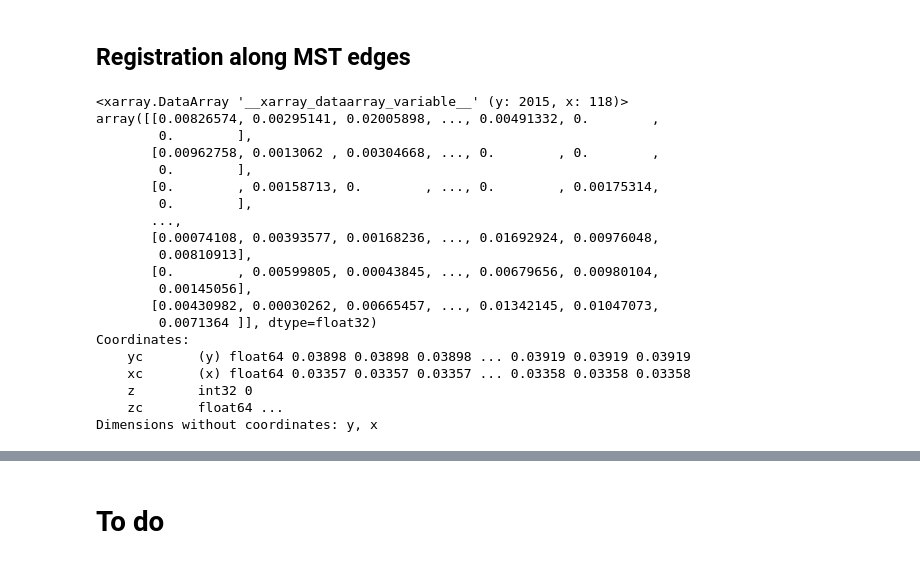
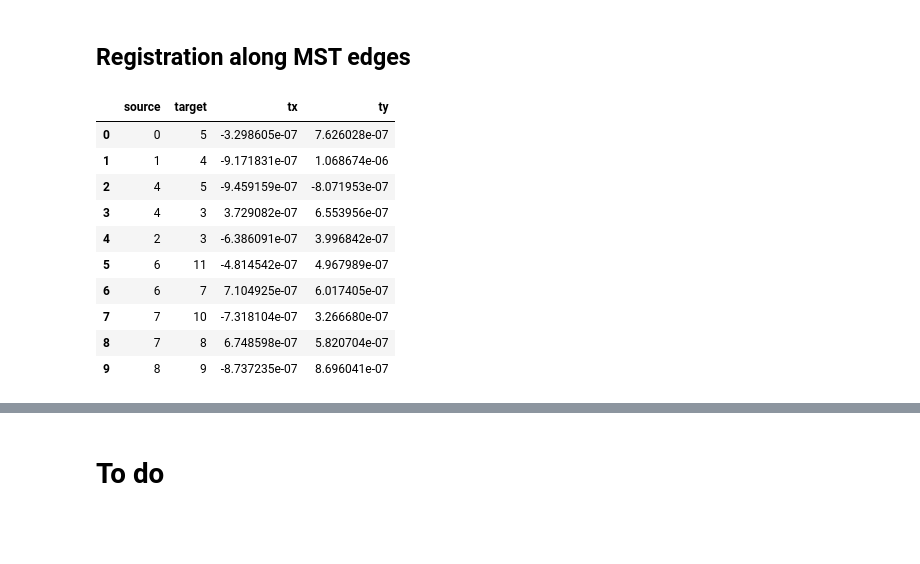
Before and after one commit to janniswi00/master_clean, a Jupyter notebook: overlap_analysis/overlap_analysis.ipynb, the cells around one changed output, grey strips where cells are left out. Cells and saved outputs as stored; diff of their text form; code cells hidden in the pictures; blank space fills up the shorter version.

Commit message:
registration along mst edges

```diff
--- a/overlap_analysis/overlap_analysis.ipynb
+++ b/overlap_analysis/overlap_analysis.ipynb
@@ -183,11 +189,44 @@ edges
 # %% [markdown]
 ## Registration along MST edges
 # %%
-source = edges[2][0]
-target = edges[2][1]
-source_path = f"{base_dir}/primary-fov_0{source}.nc" if source >= 10 else f"{base_dir}/primary-fov_00{source}.nc"
-target_path = f"{base_dir}/primary-fov_0{target}.nc" if target >= 10 else f"{base_dir}/primary-fov_00{target}.nc"
-source_img = xr.open_dataset(source_path).__xarray_dataarray_variable__
-target_img = xr.open_dataset(target_path).__xarray_dataarray_variable__
-source_max = source_img.max(dim=["r", "c"]).squeeze()
-target_max = target_img.max(dim=["r", "c"]).squeeze()
+regs = []
+
+for source, target in edges:
+    source_path = f"{base_dir}/primary-fov_0{source}.nc" if source >= 10 else f"{base_dir}/primary-fov_00{source}.nc"
+    target_path = f"{base_dir}/primary-fov_0{target}.nc" if target >= 10 else f"{base_dir}/primary-fov_00{target}.nc"
+    source_img = xr.open_dataset(source_path).__xarray_dataarray_variable__
+    target_img = xr.open_dataset(target_path).__xarray_dataarray_variable__
+    source_max = source_img.max(dim=["r", "c"]).squeeze()
+    target_max = target_img.max(dim=["r", "c"]).squeeze()
+
+    px_size_x1 = source_img.xc.values[1] - source_img.xc.values[0]
+    px_size_y1 = source_img.yc.values[1] - source_img.yc.values[0]
+    px_size_x2 = target_img.xc.values[1] - target_img.xc.values[0]
+    px_size_y2 = target_img.yc.values[1] - target_img.yc.values[0]
+
+    if px_size_x1 != px_size_x2 or px_size_y1 != px_size_y2 or px_size_x1 != px_size_x2:
+        print("WARNING: pixel sizes differ between source_img and target_img")
+
+    range_source, range_target = get_range(source_img), get_range(target_img)
+    mp_ov1, mp_ov2 = crop_overlap(source_max, target_max, range_source, range_target)
+
+    tx_px, ty_px = registration(mp_ov1, mp_ov2, "registration_nb.json")
+    tx = tx_px * px_size_x1
+    ty = ty_px * px_size_y1
+
+    regs.append({"source": source, "target":target, "tx": tx, "ty": ty})
+
+regs_df = pd.DataFrame(regs)
+regs_df
+# %% [output]
+|  | source | target | tx | ty |
+| 0 | 0 | 5 | -3.298605e-07 | 7.626028e-07 |
+| 1 | 1 | 4 | -9.171831e-07 | 1.068674e-06 |
+| 2 | 4 | 5 | -9.459159e-07 | -8.071953e-07 |
+| 3 | 4 | 3 | 3.729082e-07 | 6.553956e-07 |
+| 4 | 2 | 3 | -6.386091e-07 | 3.996842e-07 |
+| 5 | 6 | 11 | -4.814542e-07 | 4.967989e-07 |
+| 6 | 6 | 7 | 7.104925e-07 | 6.017405e-07 |
+| 7 | 7 | 10 | -7.318104e-07 | 3.266680e-07 |
+| 8 | 7 | 8 | 6.748598e-07 | 5.820704e-07 |
+| 9 | 8 | 9 | -8.737235e-07 | 8.696041e-07 |
@@ -202,25 +232,0 @@ if px_size_x1 != px_size_x2 or px_size_y1 != px_size_y2 or px_size_x1 != px_size
-# %%
-range_source, range_target = get_range(source_img), get_range(target_img)
-mp_ov1, mp_ov2 = crop_overlap(source_max, target_max, range_source, range_target)
-mp_ov1
-# %% [output]
-<xarray.DataArray '__xarray_dataarray_variable__' (y: 2015, x: 118)>
-array([[0.00826574, 0.00295141, 0.02005898, ..., 0.00491332, 0.        ,
-        0.        ],
-       [0.00962758, 0.0013062 , 0.00304668, ..., 0.        , 0.        ,
-        0.        ],
-       [0.        , 0.00158713, 0.        , ..., 0.        , 0.00175314,
-        0.        ],
-       ...,
-       [0.00074108, 0.00393577, 0.00168236, ..., 0.01692924, 0.00976048,
-        0.00810913],
-       [0.        , 0.00599805, 0.00043845, ..., 0.00679656, 0.00980104,
-        0.00145056],
-       [0.00430982, 0.00030262, 0.00665457, ..., 0.01342145, 0.01047073,
-        0.0071364 ]], dtype=float32)
-Coordinates:
-    yc       (y) float64 0.03898 0.03898 0.03898 ... 0.03919 0.03919 0.03919
-    xc       (x) float64 0.03357 0.03357 0.03357 ... 0.03358 0.03358 0.03358
-    z        int32 0
-    zc       float64 ...
-Dimensions without coordinates: y, x
```
Also changed, not shown: parts of 6 cells of this notebook.
